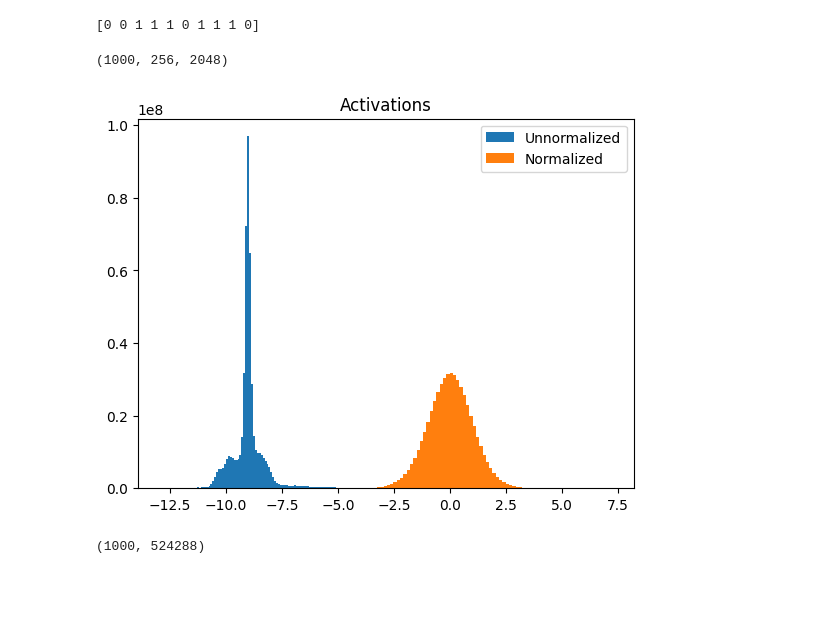
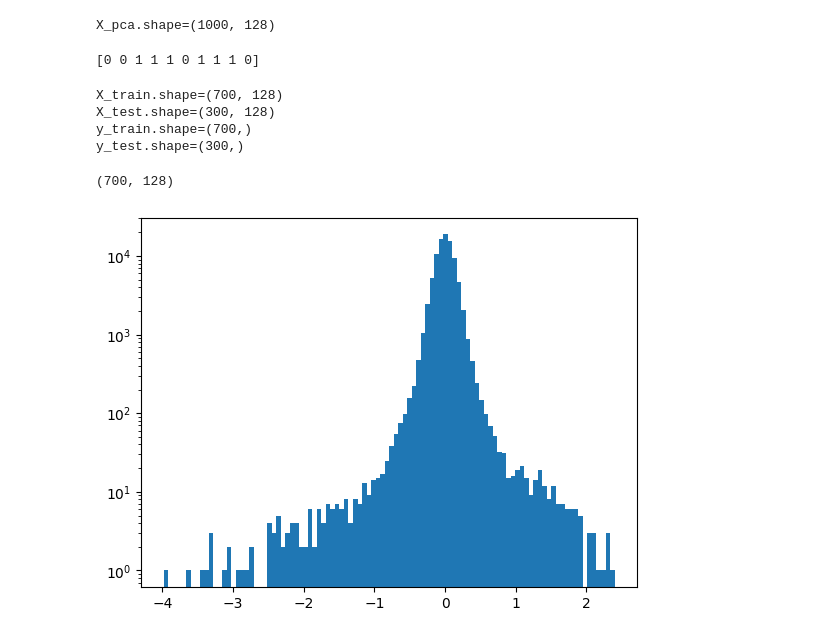
Before and after one commit to womogenes/musicgen-interp, a Jupyter notebook: notebooks/analyze_activations.ipynb, the cells around one changed output. Saved outputs shown, nothing was run; the diff lists cells and outputs as text; code cells hidden in the pictures; blank space fills up the shorter version.

Commit message:
Get it working FOR REALS with layer 0

```diff
--- a/notebooks/analyze_activations.ipynb
+++ b/notebooks/analyze_activations.ipynb
@@ -14,25 +16,9 @@ METADATA_PATH = "/home/harinit9/orcd/pool/musicgen-data-nokey/dataset_metadata.j
 # %%
-# NOTE: change this to data dir as appropriate
-N_CLIPS = 500
+with open(METADATA_PATH) as fin:
+    metadata = json.load(fin)
 
-with open(METADATA_PATH) as fin:
-    metadata = json.load(fin)[:1000]
+acts = np.load(ACTS_BY_LAYER_PATH / f"layer_00.npy", mmap_mode="r")
 
-print(f"Loading {len(metadata)} clips")
-
-def get_clip_np(clip: dict, layer: str = LAYER):
-    """
-    Retrieve the activations for a single clip idx
-    """
-    act_path = clip["activations_path"]
-    acts = torch.load(act_path)
-    layer_acts = torch.cat(acts[layer], dim=1)
-
-    # Return guided guy
-    return layer_acts.numpy()[0]
-
-X_raw = np.stack([
-    get_clip_np(metadata[i]) for i in tqdm(range(len(metadata)))
-])
-print(X_raw.shape)
+print(acts.shape)
+print(f"{acts.nbytes:,} bytes")
 # %% [output]
@@ -41,3 +46,13 @@ Loading 1000 clips
+# %%
+from sklearn.decomposition import PCA
+
+pca = PCA(n_components=128)
+X_maxpool = np.max(acts, axis=1)
+X_pca = pca.fit_transform(X_maxpool)
+
+print(f"{X_pca.shape=}")
+# %% [output]
+X_pca.shape=(1000, 128)
 # %%
 # Get labels
 from sklearn.preprocessing import OneHotEncoder
@@ -57,27 +72,24 @@ print(y_raw[:10])
 # Make train-test split
 from sklearn.model_selection import train_test_split
 X_train, X_test, y_train, y_test = train_test_split(
-    X_flat, y_raw, test_size=0.3, stratify=y_raw
+    X_pca, y_raw, test_size=0.3, stratify=y_raw
 )
+
+print(f"{X_train.shape=}")
+print(f"{X_test.shape=}")
+print(f"{y_train.shape=}")
+print(f"{y_test.shape=}")
+# %% [output]
+X_train.shape=(700, 128)
+X_test.shape=(300, 128)
+y_train.shape=(700,)
+y_test.shape=(300,)
-# %%
-# Bad! unnormalized data
-scaler = StandardScaler()
-
-X_norm = (X_raw - X_raw_mean) / X_raw_std
-print(X_norm.shape)
-
-plt.hist(X_raw.flatten(), bins=100, label="Unnormalized")
-plt.hist(X_norm.flatten(), bins=100, label="Normalized")
-plt.legend()
-plt.title("Activations");
-# %% [output]
-(1000, 256, 2048)
-[figure, removed]
-# %%
-# Flatten for linear regression
-X_flat = X_norm.reshape(len(X_norm), -1)
-print(X_flat.shape)
-# %% [output]
-(1000, 524288)
+# %%
+print(X_train.shape)
+plt.hist(X_train.flatten(), bins=100);
+plt.yscale("log")
+# %% [output]
+(700, 128)
+[figure, added]
 # %%
 # Train a linear probe
```
Also changed, not shown: parts of 8 cells of this notebook, 1 other file.
